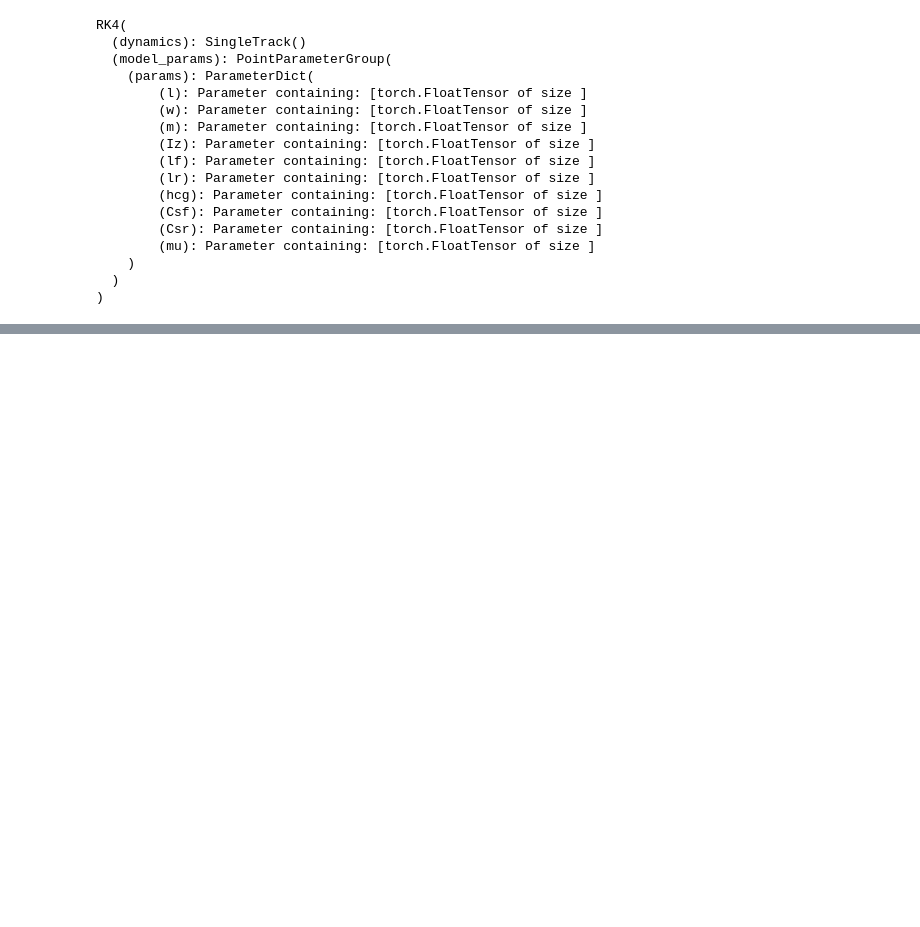
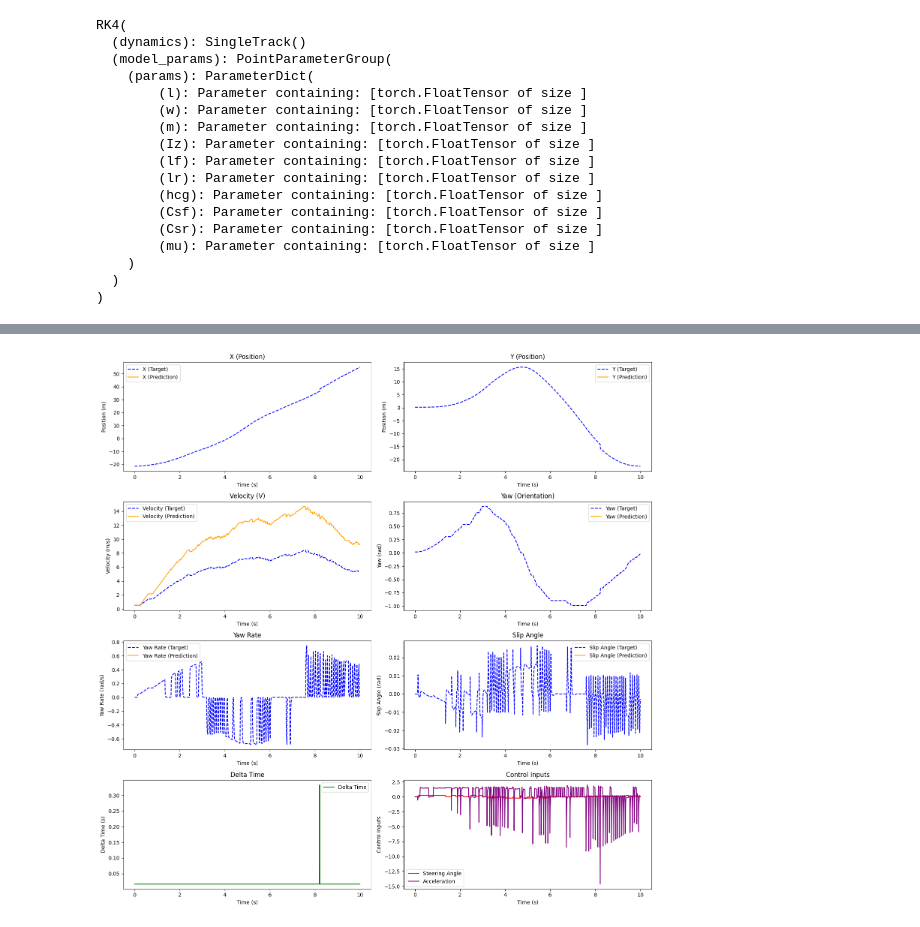
Before and after one commit to nandantumu/PIT, a Jupyter notebook: bin/ModelFitting.ipynb, the cells around one changed output, grey strips where cells are left out. Drawn from its saved outputs; the diff is of its cells as text; code cells hidden in the pictures; blank space fills up the shorter version.

```diff
--- a/bin/ModelFitting.ipynb
+++ b/bin/ModelFitting.ipynb
@@ -400 +895,92 @@ with torch.no_grad():
     val_loss = torch.nn.functional.l1_loss(output_states, target_states)
+# %%
+LEN = 1000  # Adjust the length of data you want to plot
+
+# Extracting individual states from the output_states tensor (predictions)
+x_pred = output_states[:LEN, 0].cpu().numpy()  # X position (prediction)
+y_pred = output_states[:LEN, 1].cpu().numpy()  # Y position (prediction)
+v_pred = output_states[:LEN, 2].cpu().numpy()  # Velocity (prediction)
+yaw_pred = output_states[:LEN, 3].cpu().numpy()  # Yaw (prediction)
+yaw_rate_pred = output_states[:LEN, 4].cpu().numpy()  # Yaw rate (prediction)
+slip_angle_pred = output_states[:LEN, 5].cpu().numpy()  # Slip angle (prediction)
+
+# Extracting individual states from the target_states tensor (ground truth)
+x_target = target_states[:LEN, 0].cpu().numpy()  # X position (target)
+y_target = target_states[:LEN, 1].cpu().numpy()  # Y position (target)
+v_target = target_states[:LEN, 2].cpu().numpy()  # Velocity (target)
+yaw_target = target_states[:LEN, 3].cpu().numpy()  # Yaw (target)
+yaw_rate_target = target_states[:LEN, 4].cpu().numpy()  # Yaw rate (target)
+slip_angle_target = target_states[:LEN, 5].cpu().numpy()  # Slip angle (target)
+
+# Time or steps for x-axis
+time = torch.linspace(0, 10, LEN).cpu().numpy()  # Example time array
+
+# Create subplots
+fig, axs = plt.subplots(4, 2, figsize=(15, 15))
+
+# Plot X and Y positions separately (Predicted vs Target)
+axs[0, 0].plot(time, x_target, label='X (Target)', color='blue', linestyle='--')
+axs[0, 0].plot(time, x_pred, label='X (Prediction)', color='orange')
+axs[0, 0].set_title('X (Position)')
+axs[0, 0].set_xlabel('Time (s)')
+axs[0, 0].set_ylabel('Position (m)')
+axs[0, 0].legend()
+
+axs[0, 1].plot(time, y_target, label='Y (Target)', color='blue', linestyle='--')
+axs[0, 1].plot(time, y_pred, label='Y (Prediction)', color='orange')
+axs[0, 1].set_title('Y (Position)')
+axs[0, 1].set_xlabel('Time (s)')
+axs[0, 1].set_ylabel('Position (m)')
+axs[0, 1].legend()
+
+# Plot Velocity and Yaw (Predicted vs Target)
+axs[1, 0].plot(time, v_target, label='Velocity (Target)', color='blue', linestyle='--')
+axs[1, 0].plot(time, v_pred, label='Velocity (Prediction)', color='orange')
+axs[1, 0].set_title('Velocity (V)')
+axs[1, 0].set_xlabel('Time (s)')
+axs[1, 0].set_ylabel('Velocity (m/s)')
+axs[1, 0].legend()
+
+axs[1, 1].plot(time, yaw_target, label='Yaw (Target)', color='blue', linestyle='--')
+axs[1, 1].plot(time, yaw_pred, label='Yaw (Prediction)', color='orange')
+axs[1, 1].set_title('Yaw (Orientation)')
+axs[1, 1].set_xlabel('Time (s)')
+axs[1, 1].set_ylabel('Yaw (rad)')
+axs[1, 1].legend()
+
+# Plot Yaw Rate and Slip Angle (Predicted vs Target)
+axs[2, 0].plot(time, yaw_rate_target, label='Yaw Rate (Target)', color='blue', linestyle='--')
+axs[2, 0].plot(time, yaw_rate_pred, label='Yaw Rate (Prediction)', color='orange')
+axs[2, 0].set_title('Yaw Rate')
+axs[2, 0].set_xlabel('Time (s)')
+axs[2, 0].set_ylabel('Yaw Rate (rad/s)')
+axs[2, 0].legend()
+
+axs[2, 1].plot(time, slip_angle_target, label='Slip Angle (Target)', color='blue', linestyle='--')
+axs[2, 1].plot(time, slip_angle_pred, label='Slip Angle (Prediction)', color='orange')
+axs[2, 1].set_title('Slip Angle')
+axs[2, 1].set_xlabel('Time (s)')
+axs[2, 1].set_ylabel('Slip Angle (rad)')
+axs[2, 1].legend()
+
+# Plot delta time
+axs[3, 0].plot(time, delta_times[:LEN], label='Delta Time', color='green')
+axs[3, 0].set_title('Delta Time')
+axs[3, 0].set_xlabel('Time (s)')
+axs[3, 0].set_ylabel('Delta Time (s)')
+axs[3, 0].legend()
+
+# Plot acceleration and steering angle
+axs[3, 1].plot(time, control_inputs[:LEN, 0], label='Steering Angle', color='red')
+axs[3, 1].plot(time, control_inputs[:LEN, 1], label='Acceleration', color='purple')
+axs[3, 1].set_title('Control Inputs')
+axs[3, 1].set_xlabel('Time (s)')
+axs[3, 1].set_ylabel('Control Inputs')
+axs[3, 1].legend()
+
+
+# Adjust layout and show plot
+plt.tight_layout()
+plt.show()
+# %% [output]
+[figure, added]
```
Also changed, not shown: parts of 23 cells of this notebook, 7 other files.
